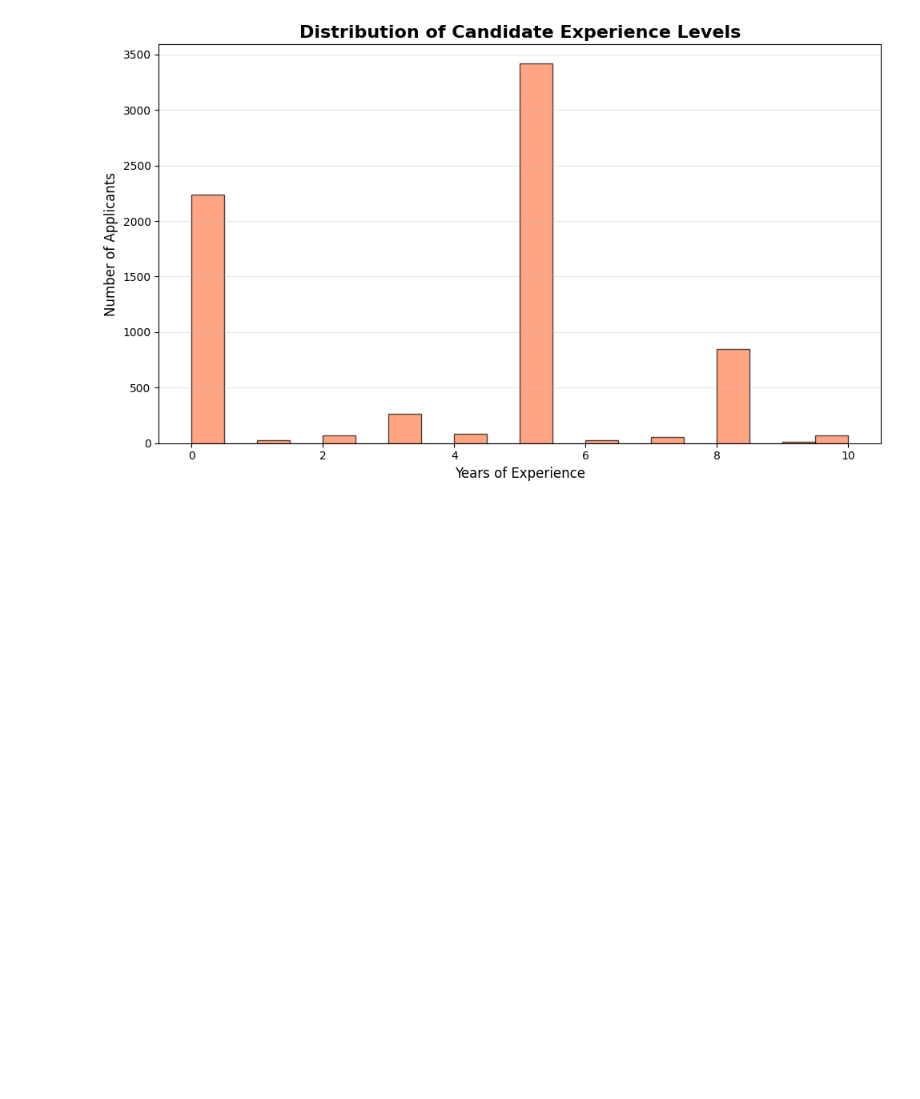
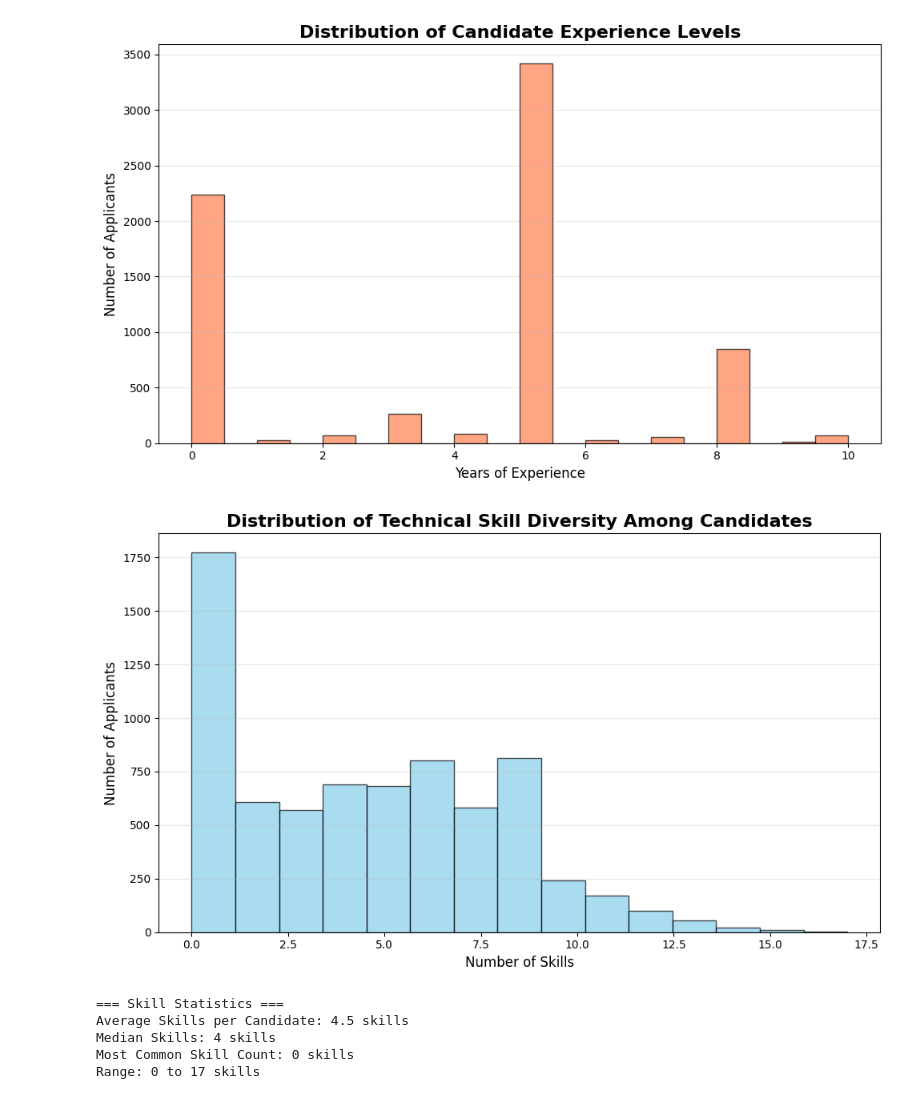
Before and after one commit to jakeleesh/resume-classification, a Jupyter notebook: resume_classification.ipynb, the cells around one changed output. Cells and saved outputs as stored; diff of their text form; code cells hidden in the pictures; blank space fills up the shorter version.

Commit message:
feat: Create a histogram showing distribution of skill counts

```diff
--- a/resume_classification.ipynb
+++ b/resume_classification.ipynb
@@ -310,3 +310,30 @@ plt.tight_layout()
 plt.show()
 # %% [output]
 [figure]
+# %%
+# Skills Distribution Analysis
+# Count how many skills each person has (we'll use this throughout the analysis)
+df['Skill_Count'] = df['Skills'].apply(lambda x: len(str(x).split(',')) if x != 'None' else 0)
+
+# Create a histogram showing distribution of skill counts
+plt.figure(figsize=(10,6))
+plt.hist(df['Skill_Count'], bins=15, color='skyblue', edgecolor='black', alpha=0.7)
+
+# Add title and labels
+plt.title("Distribution of Technical Skill Diversity Among Candidates", fontsize=16, fontweight='bold')
+plt.xlabel("Number of Skills", fontsize=12)
+plt.ylabel("Number of Applicants", fontsize=12)
+
+# Add a grid for easier reading
+plt.grid(axis='y', alpha=0.3)
+
+# Adjust layout and display
+plt.tight_layout()
+plt.show()
+# %% [output]
+[figure, added]
+=== Skill Statistics ===
+Average Skills per Candidate: 4.5 skills
+Median Skills: 4 skills
+Most Common Skill Count: 0 skills
+Range: 0 to 17 skills
```
